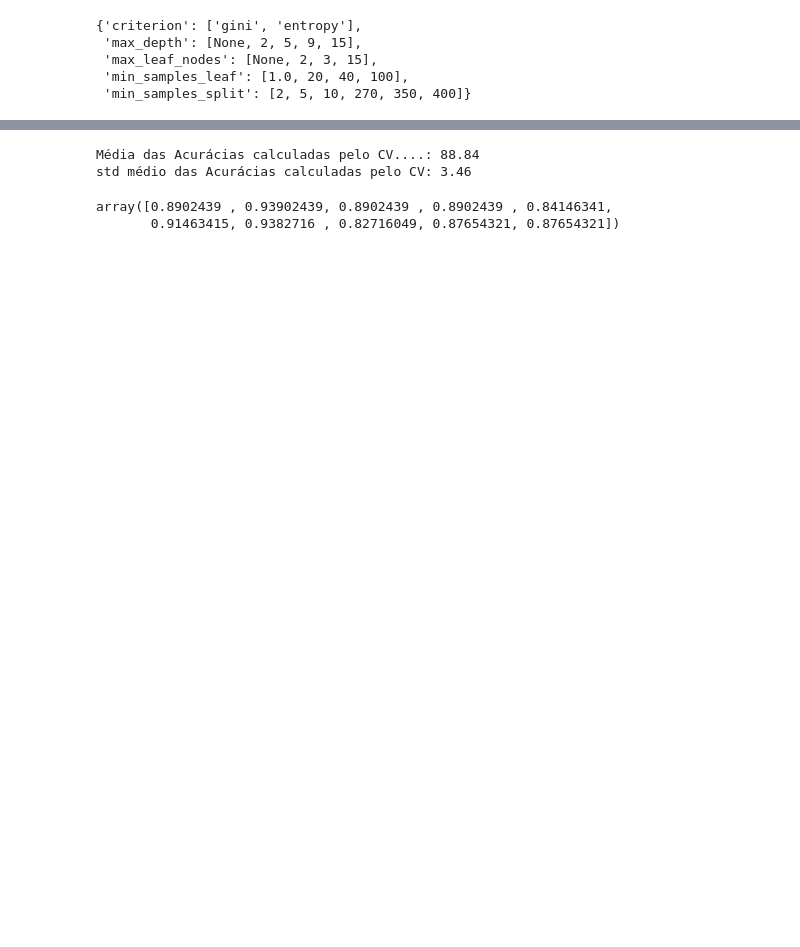
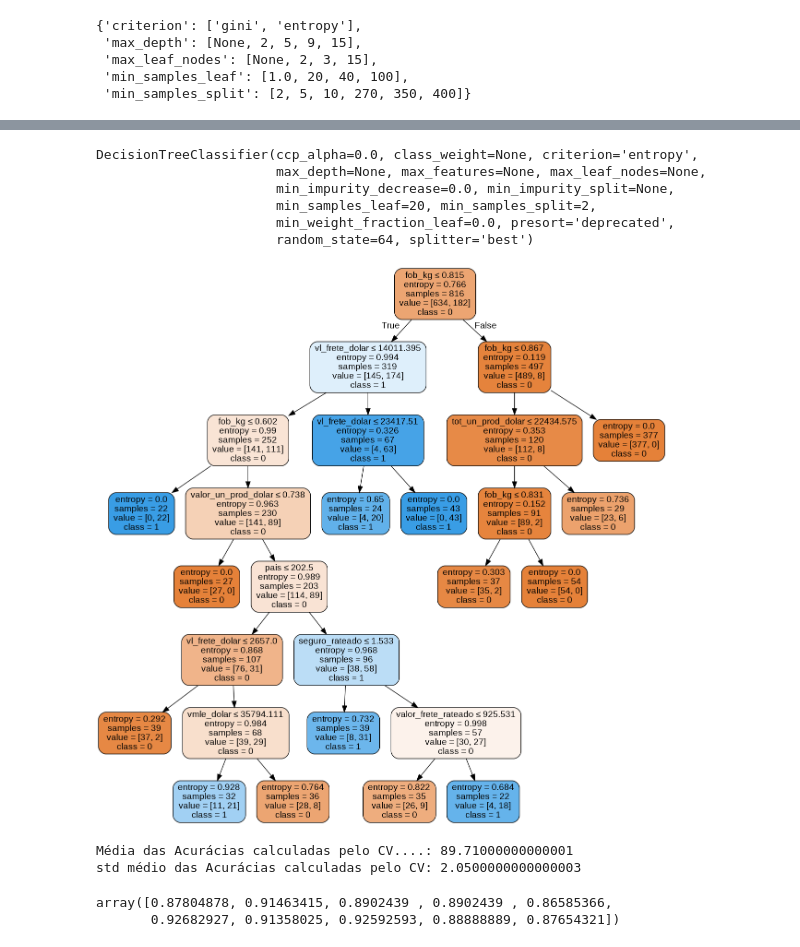
Before and after one commit to Mastroiani/TCC, a Jupyter notebook: TCC.ipynb, the cells around one changed output, grey strips where cells are left out. Cells and saved outputs as stored; diff of their text form; code cells hidden in the pictures; blank space fills up the shorter version.

```diff
--- a/TCC.ipynb
+++ b/TCC.ipynb
@@ -1410,10 +1380,23 @@ F1 Score: 0.8571
+# %%
+ml_DT3
+# %% [output]
+DecisionTreeClassifier(ccp_alpha=0.0, class_weight=None, criterion='entropy',
+                       max_depth=None, max_features=None, max_leaf_nodes=None,
+                       min_impurity_decrease=0.0, min_impurity_split=None,
+                       min_samples_leaf=20, min_samples_split=2,
+                       min_weight_fraction_leaf=0.0, presort='deprecated',
+                       random_state=64, splitter='best')
+# %%
+Image(graph3.create_png())
+# %% [output]
+[figure, added]
 # %%
-ml_DT_a_scores_CV = cross_val_score(ml_DT, X_train, y_train, cv = 10)
-print(f'Média das Acurácias calculadas pelo CV....: {100*round(ml_DT_a_scores_CV.mean(),4)}')
-print(f'std médio das Acurácias calculadas pelo CV: {100*round(ml_DT_a_scores_CV.std(),4)}')
-ml_DT_a_scores_CV
+ml_DT3_a_scores_CV = cross_val_score(ml_DT3, X_train, y_train, cv = 10)
+print(f'Média das Acurácias calculadas pelo CV....: {100*round(ml_DT3_a_scores_CV.mean(),4)}')
+print(f'std médio das Acurácias calculadas pelo CV: {100*round(ml_DT3_a_scores_CV.std(),4)}')
+ml_DT3_a_scores_CV
 # %% [output]
-Média das Acurácias calculadas pelo CV....: 88.84
-std médio das Acurácias calculadas pelo CV: 3.46
+Média das Acurácias calculadas pelo CV....: 89.71000000000001
+std médio das Acurácias calculadas pelo CV: 2.0500000000000003
-array([0.8902439 , 0.93902439, 0.8902439 , 0.8902439 , 0.84146341,
-       0.91463415, 0.9382716 , 0.82716049, 0.87654321, 0.87654321])
+array([0.87804878, 0.91463415, 0.8902439 , 0.8902439 , 0.86585366,
+       0.92682927, 0.91358025, 0.92592593, 0.88888889, 0.87654321])
```
Also changed, not shown: parts of 34 cells of this notebook.
